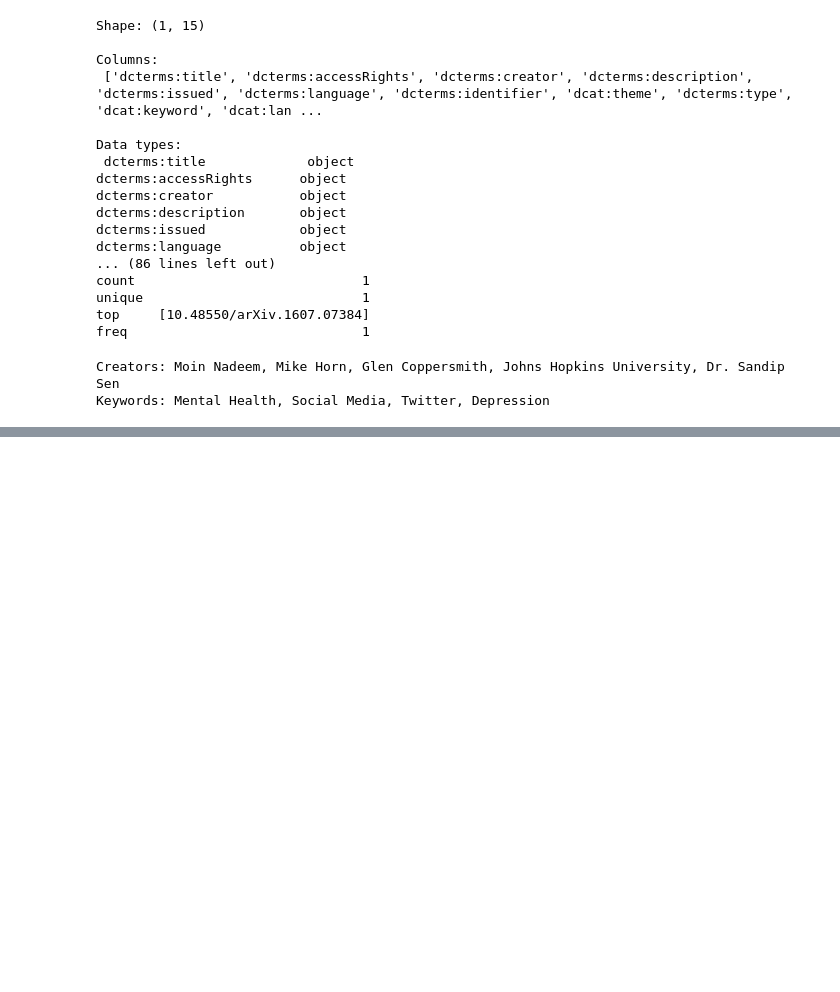
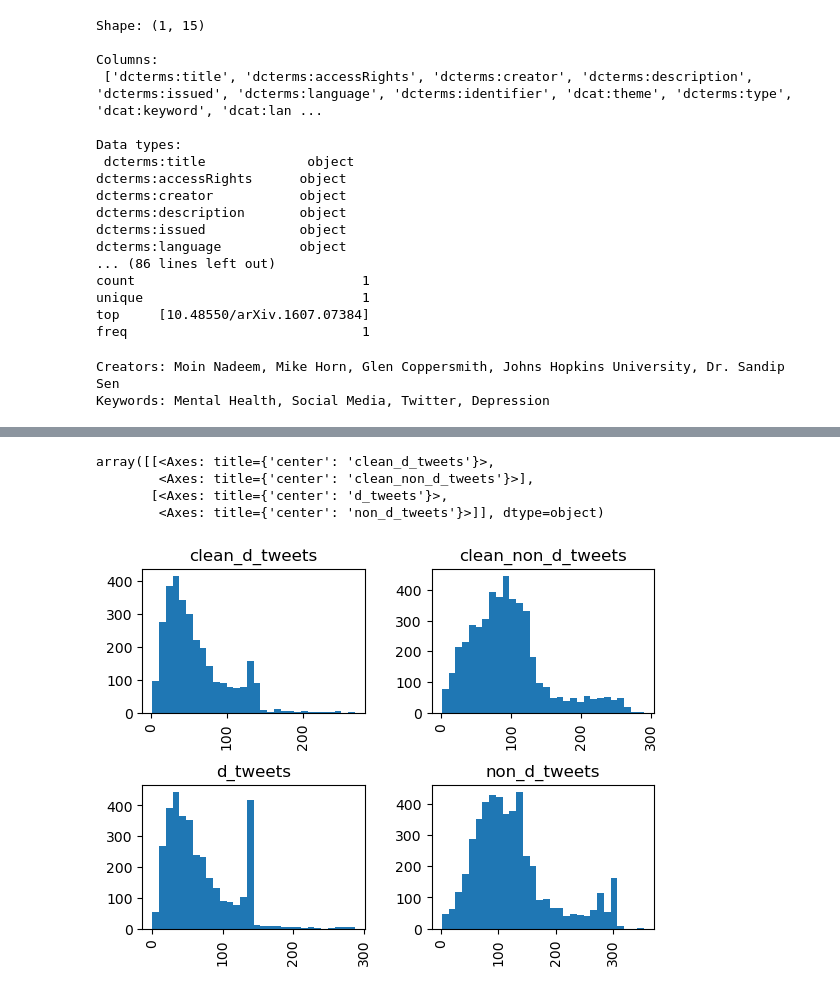
Before and after one commit to hlbels/crossplatform-mentalhealth-ml, a Jupyter notebook: MentalHealth.ipynb, the cells around one changed output, grey strips where cells are left out. Drawn from its saved outputs; the diff is of its cells as text; code cells hidden in the pictures; blank space fills up the shorter version.

```diff
--- a/MentalHealth.ipynb
+++ b/MentalHealth.ipynb
@@ -938,0 +928,9 @@ Keywords: Mental Health, Social Media, Twitter, Depression
+# %%
+combined_df1['tweet_length'] = combined_df1['tweet'].astype(str).apply(len)
+combined_df1['tweet_length'].hist(by=combined_df1['twitter_name'], bins=30)
+# %% [output]
+array([[<Axes: title={'center': 'clean_d_tweets'}>,
+        <Axes: title={'center': 'clean_non_d_tweets'}>],
+       [<Axes: title={'center': 'd_tweets'}>,
+        <Axes: title={'center': 'non_d_tweets'}>]], dtype=object)
+[figure, added]
```
Also changed, not shown: parts of 20 cells of this notebook.
